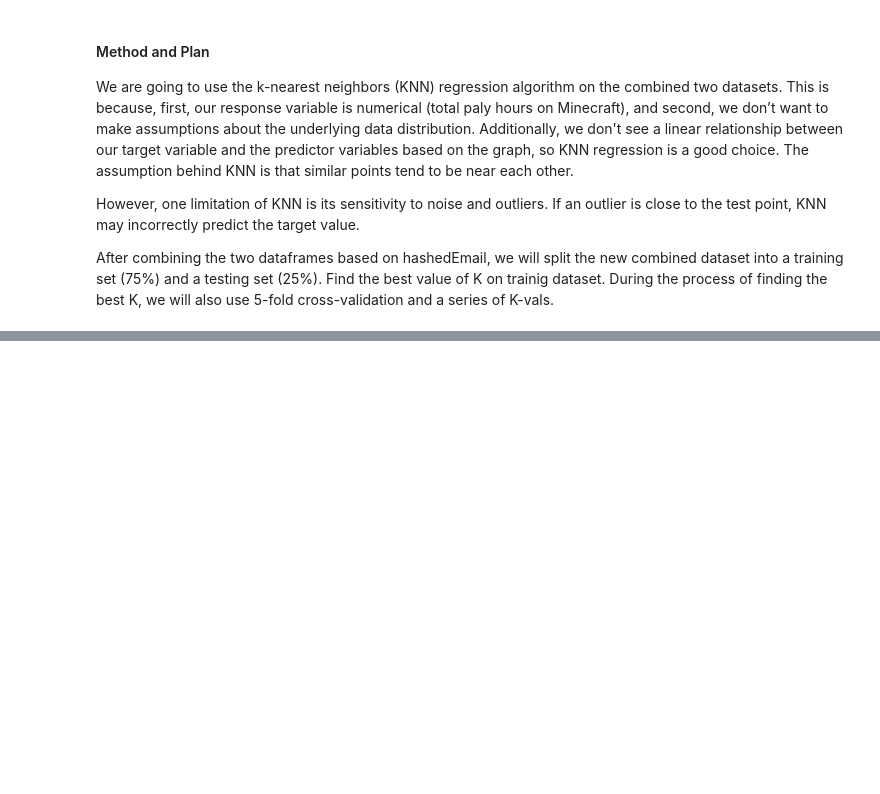
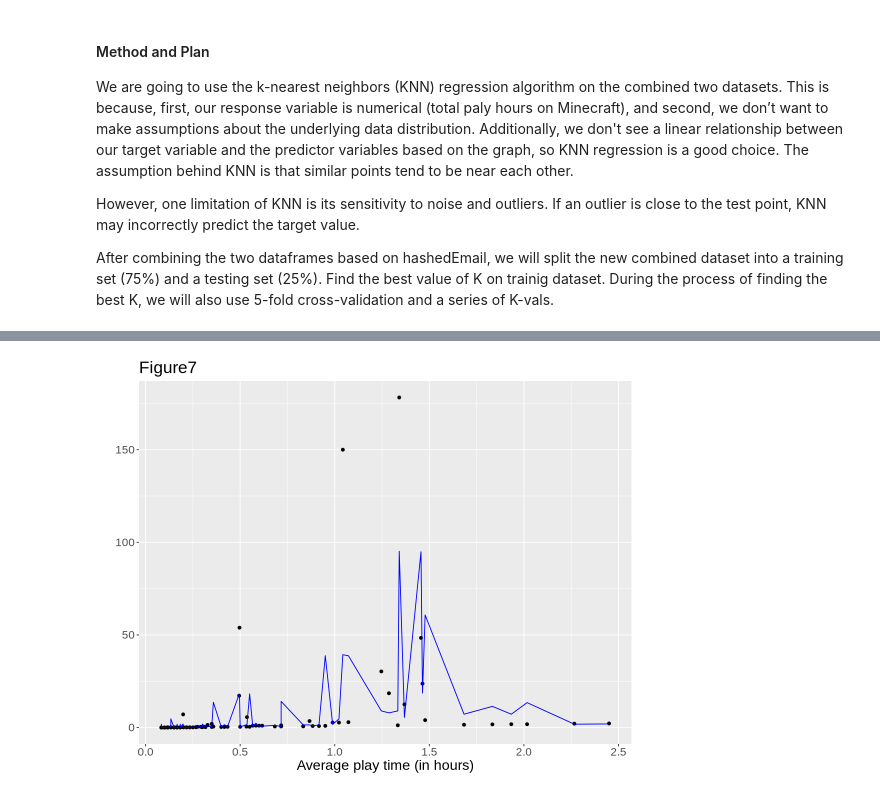
Before and after one commit to yli339/DSCI-Individual, a Jupyter notebook: Group Project.ipynb, the cells around one changed output, grey strips where cells are left out. Cells and saved outputs as stored; diff of their text form; code cells hidden in the pictures; blank space fills up the shorter version.

```diff
--- a/Group Project.ipynb
+++ b/Group Project.ipynb
@@ -242,0 +226,18 @@ print(knn_results)
+# %%
+kmin <- player_results |> pull(neighbors)
+
+knn_spec <- nearest_neighbor(weight_func = "rectangular", neighbors = kmin) |>
+  set_engine("kknn") |>
+  set_mode("regression")
+
+player_fit <- workflow() |>
+  add_recipe(player_recipe) |>
+  add_model(knn_spec) |>
+  fit(data = combined_df_training)
+
+player_summary <- player_fit |>
+  predict(combined_df_testing) |>
+  bind_cols(combined_df_testing) |>
+  metrics(truth = played_hours, estimate = .pred) |>
+  filter(.metric == 'rmse')
+player_summary
@@ -242,0 +249,9 @@ print(knn_results)
+# %%
+player_preds<-predict(player_fit, combined_df_training)|>bind_cols(combined_df_training)
+player_plot<-player_preds|> ggplot(aes(x=avg_play_t_in_h, y=played_hours))+
+geom_point()+geom_line(aes(x=avg_play_t_in_h,y=.pred),color='blue')+
+labs(x='Average play time (in hours)',y='',title = 'Total played hours') + ggtitle('Figure7') +
+theme(text=element_text(size=17))
+player_plot
+# %% [output]
+[figure, added]
```
Also changed, not shown: parts of 7 cells of this notebook.
